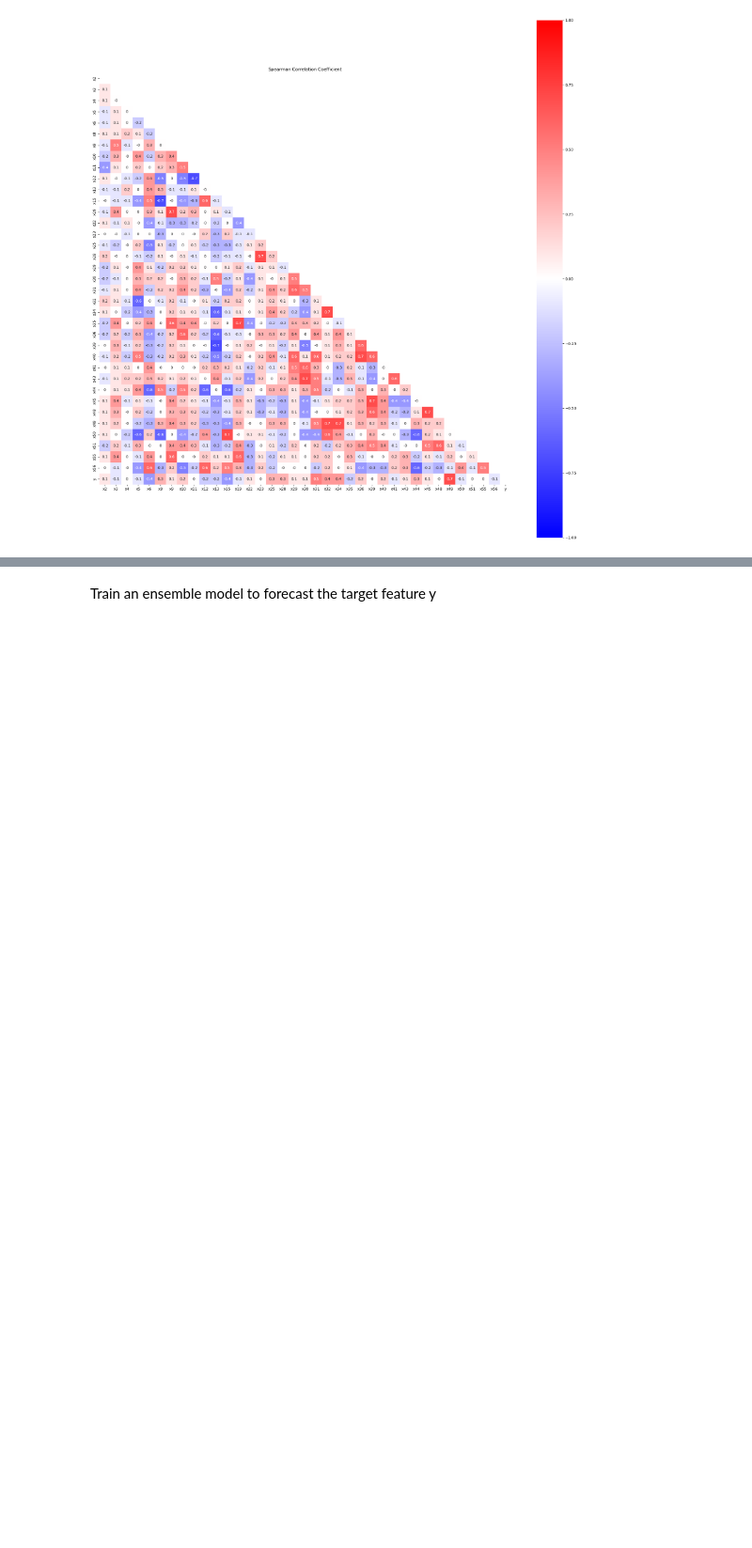
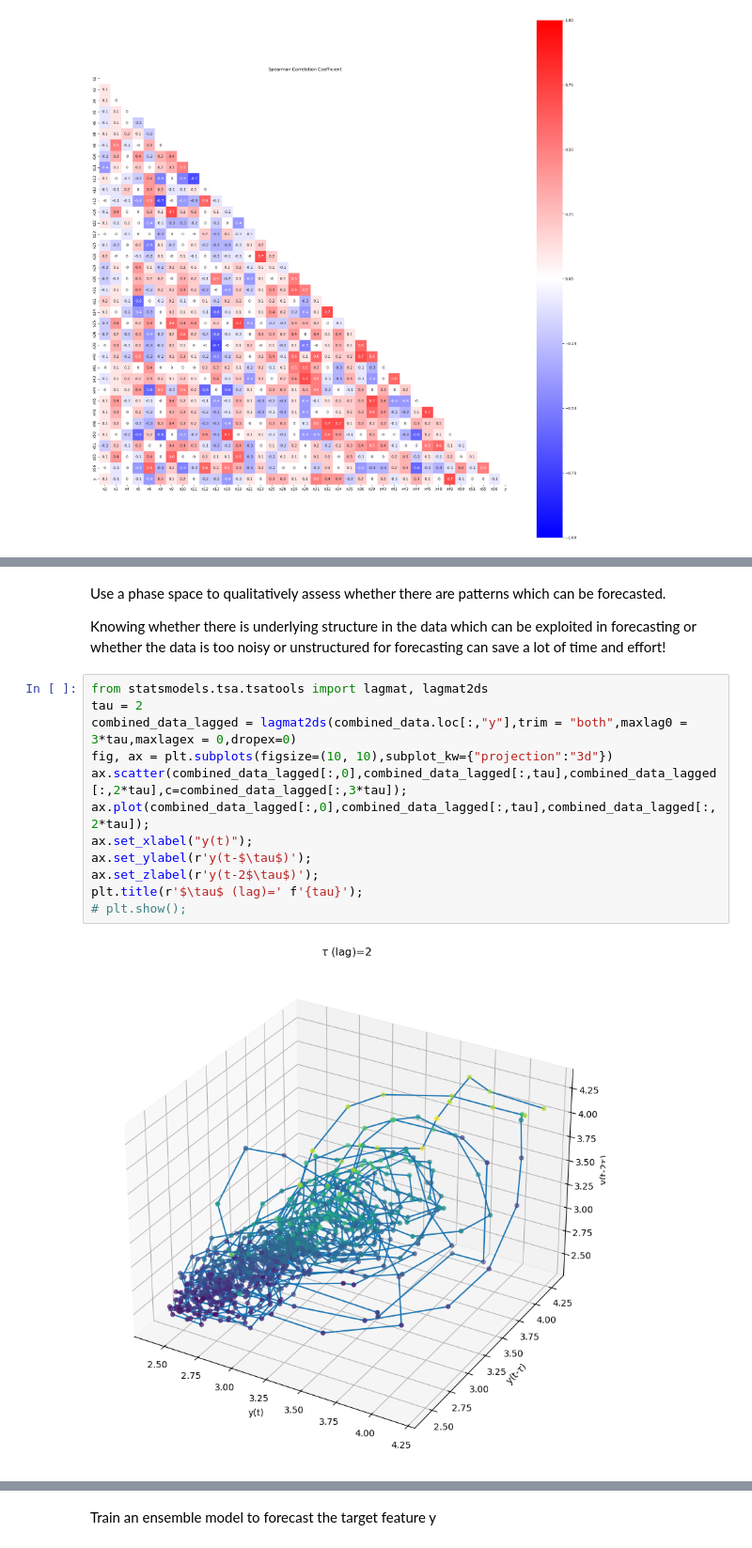
Before and after one commit to AlexSchulzeHulbe/ML_for_process_eng, a Jupyter notebook: Dow_dataset_forecasting.ipynb, the cells around one changed output, grey strips where cells are left out. Shown at 94% size. Cells and saved outputs as stored; diff of their text form; blank space fills up the shorter version.

```diff
--- a/Dow_dataset_forecasting.ipynb
+++ b/Dow_dataset_forecasting.ipynb
@@ -273,3 +276,21 @@ test_data = combined_data.loc[combined_data.index >= "2018-02-01 03:00:00",:]
 # test_data = test_data.resample("13h").mean()
 # test_data.asfreq("13h")
 # # The dataset becomes rather scarce if the optimal tau (sampling rate) is chosen!
+# %% [markdown]
+Use a phase space to qualitatively assess whether there are patterns which can be forecasted.
+
+Knowing whether there is underlying structure in the data which can be exploited in forecasting or whether the data is too noisy or unstructured for forecasting can save a lot of time and effort!
+# %%
+from statsmodels.tsa.tsatools import lagmat, lagmat2ds
+tau = 2
+combined_data_lagged = lagmat2ds(combined_data.loc[:,"y"],trim = "both",maxlag0 = 3*tau,maxlagex = 0,dropex=0)
+fig, ax = plt.subplots(figsize=(10, 10),subplot_kw={"projection":"3d"})
+ax.scatter(combined_data_lagged[:,0],combined_data_lagged[:,tau],combined_data_lagged[:,2*tau],c=combined_data_lagged[:,3*tau]);
+ax.plot(combined_data_lagged[:,0],combined_data_lagged[:,tau],combined_data_lagged[:,2*tau]);
+ax.set_xlabel("y(t)");
+ax.set_ylabel(r'y(t-$\tau$)');
+ax.set_zlabel(r'y(t-2$\tau$)');
+plt.title(r'$\tau$ (lag)=' f'{tau}');
+# plt.show();
+# %% [output]
+[figure, added]
```
Also changed, not shown: parts of 19 cells of this notebook.
